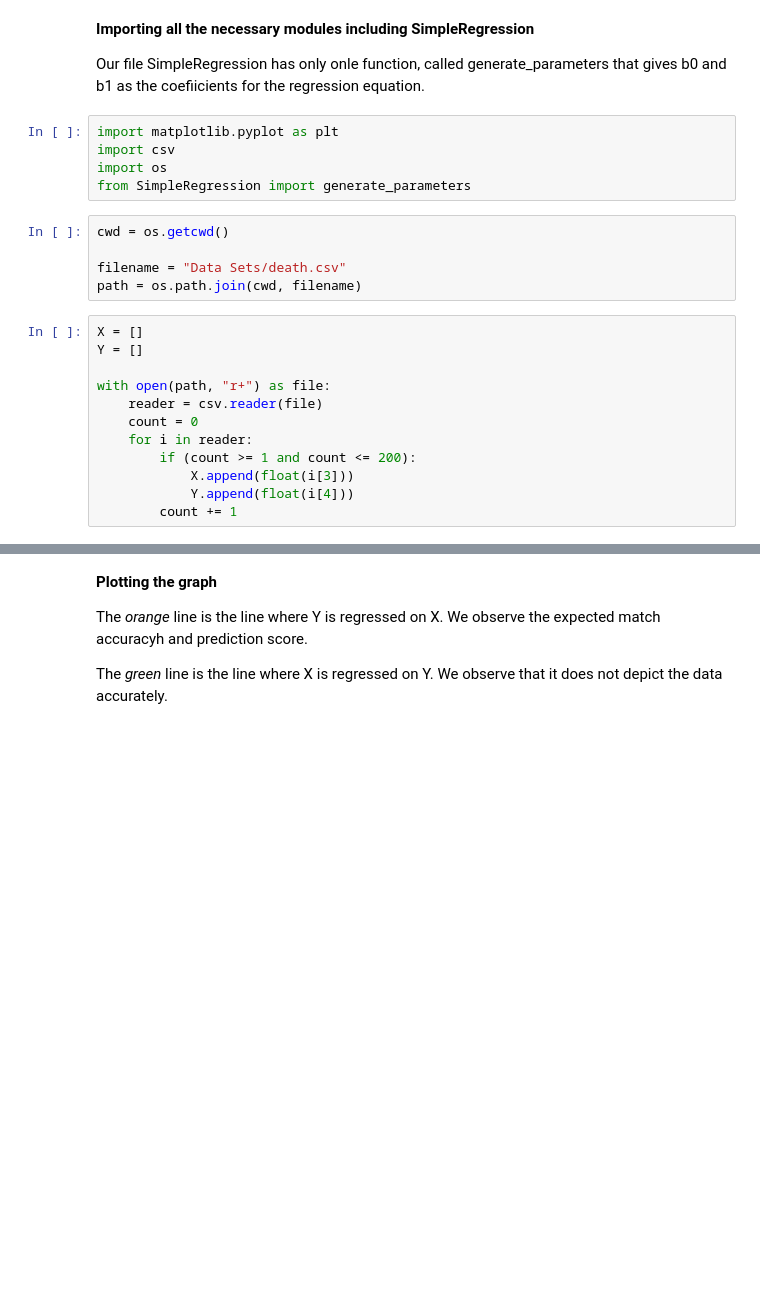
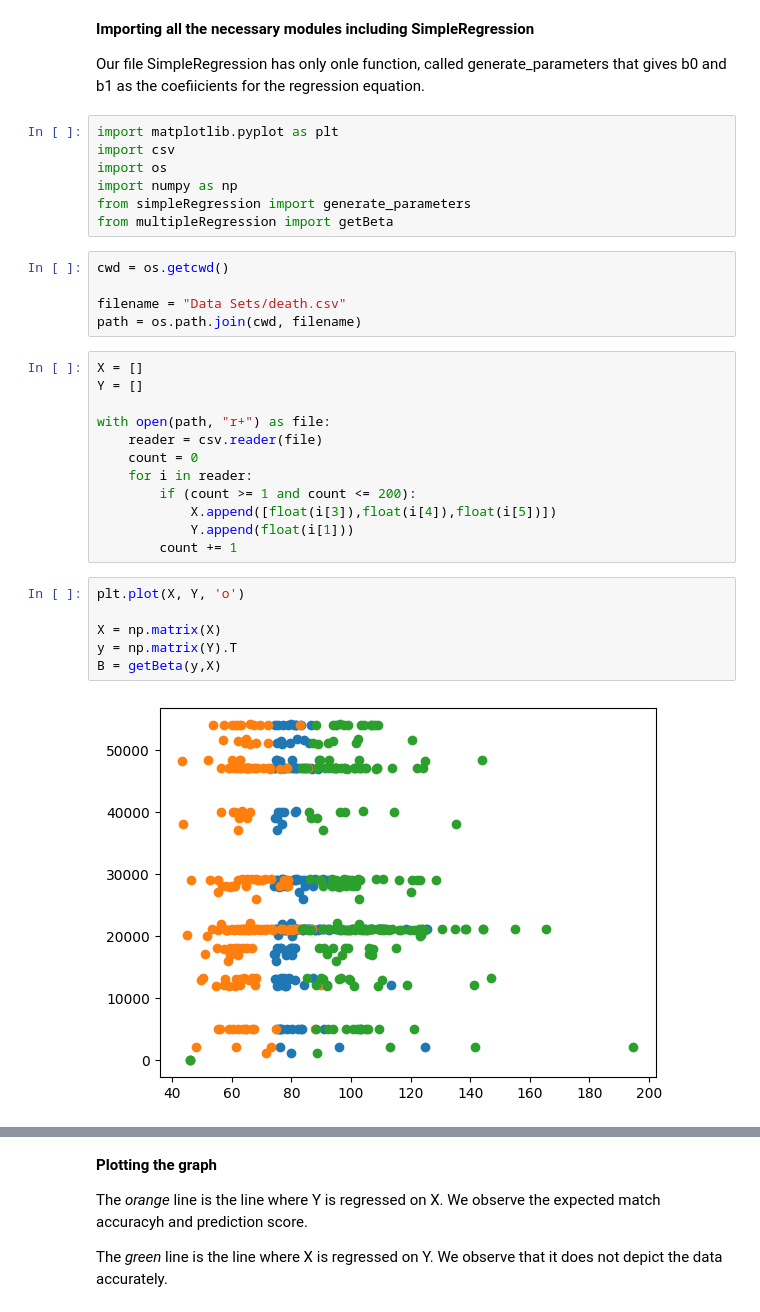
Before and after one commit to Zehaan22/SWAP-Regression, a Jupyter notebook: Codes/Tests.ipynb, the cells around one changed output, grey strips where cells are left out. Saved outputs shown, nothing was run; the diff lists cells and outputs as text; blank space fills up the shorter version.

Commit message:
Added the multi-regression file

```diff
--- a/Codes/Tests.ipynb
+++ b/Codes/Tests.ipynb
@@ -6,7 +6,9 @@ Our file SimpleRegression has only onle function, called generate_parameters tha
 import matplotlib.pyplot as plt
 import csv
 import os
-from SimpleRegression import generate_parameters
+import numpy as np
+from simpleRegression import generate_parameters
+from multipleRegression import getBeta
 # %%
 cwd = os.getcwd()
 
@@ -21,6 +23,14 @@ with open(path, "r+") as file:
     count = 0
     for i in reader:
         if (count >= 1 and count <= 200):
-            X.append(float(i[3]))
-            Y.append(float(i[4]))
+            X.append([float(i[3]),float(i[4]),float(i[5])])
+            Y.append(float(i[1]))
         count += 1
+# %%
+plt.plot(X, Y, 'o')
+
+X = np.matrix(X)
+y = np.matrix(Y).T
+B = getBeta(y,X)
+# %% [output]
+[figure, added]
```
Also changed, not shown: parts of 11 cells of this notebook, 11 other files.
